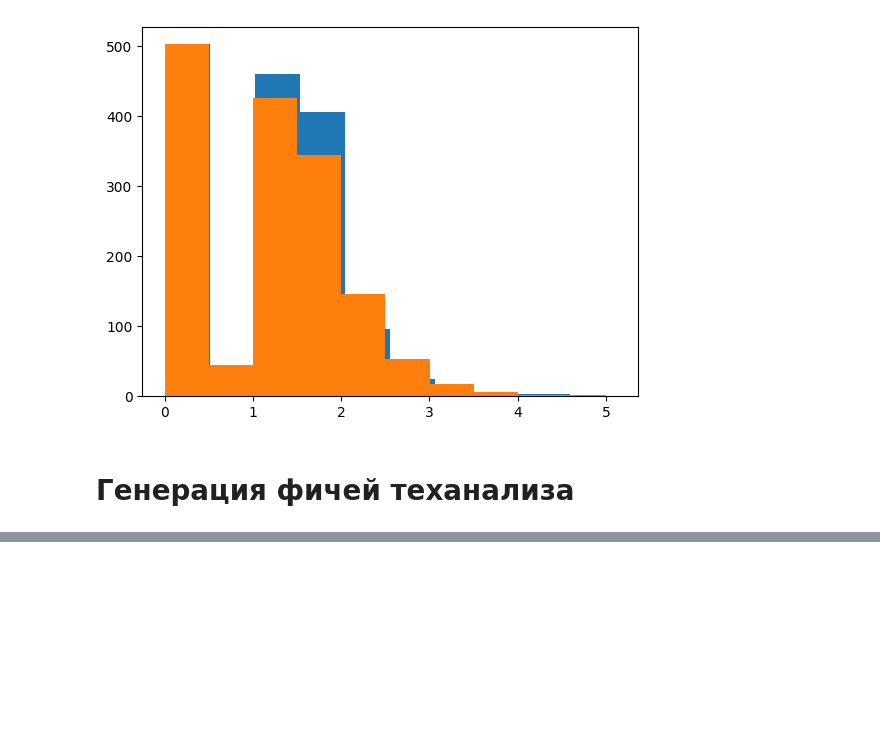
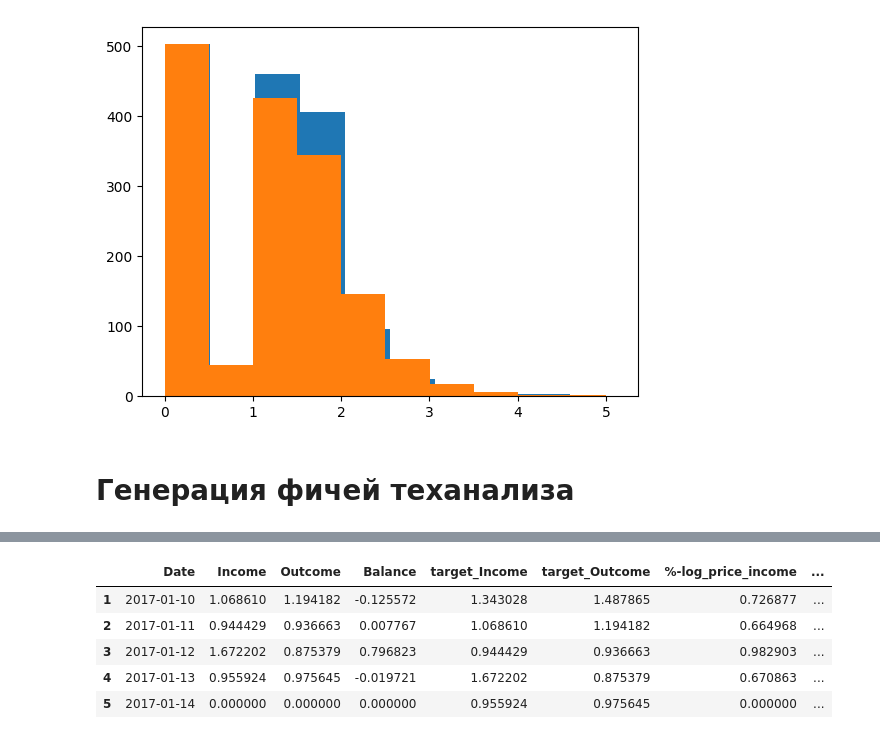
Before and after one commit to Blausher/ts, a Jupyter notebook: project.ipynb, the cells around one changed output, grey strips where cells are left out. Cells and saved outputs as stored; diff of their text form; code cells hidden in the pictures; blank space fills up the shorter version.

```diff
--- a/project.ipynb
+++ b/project.ipynb
@@ -198,3 +148,12 @@ print(len(longlist))
+# %%
+df_new.head()
+# %% [output]
+|  | Date | Income | Outcome | Balance | target_Income | target_Outcome | %-log_price_income | ... |
+| 1 | 2017-01-10 | 1.068610 | 1.194182 | -0.125572 | 1.343028 | 1.487865 | 0.726877 | ... |
+| 2 | 2017-01-11 | 0.944429 | 0.936663 | 0.007767 | 1.068610 | 1.194182 | 0.664968 | ... |
+| 3 | 2017-01-12 | 1.672202 | 0.875379 | 0.796823 | 0.944429 | 0.936663 | 0.982903 | ... |
+| 4 | 2017-01-13 | 0.955924 | 0.975645 | -0.019721 | 1.672202 | 0.875379 | 0.670863 | ... |
+| 5 | 2017-01-14 | 0.000000 | 0.000000 | 0.000000 | 0.955924 | 0.975645 | 0.000000 | ... |
 # %%
 class ModelRunner:
     '''
```
Also changed, not shown: parts of 25 cells of this notebook, 6 other files.
